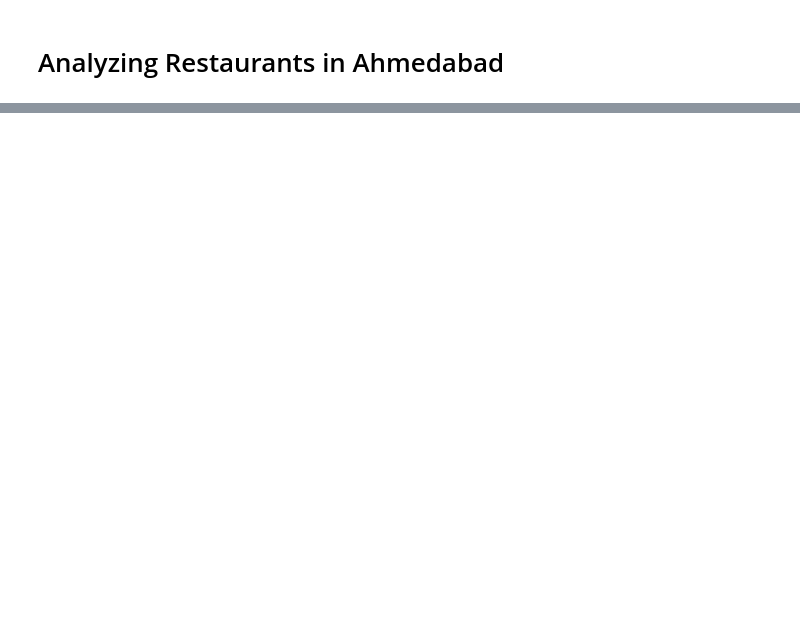
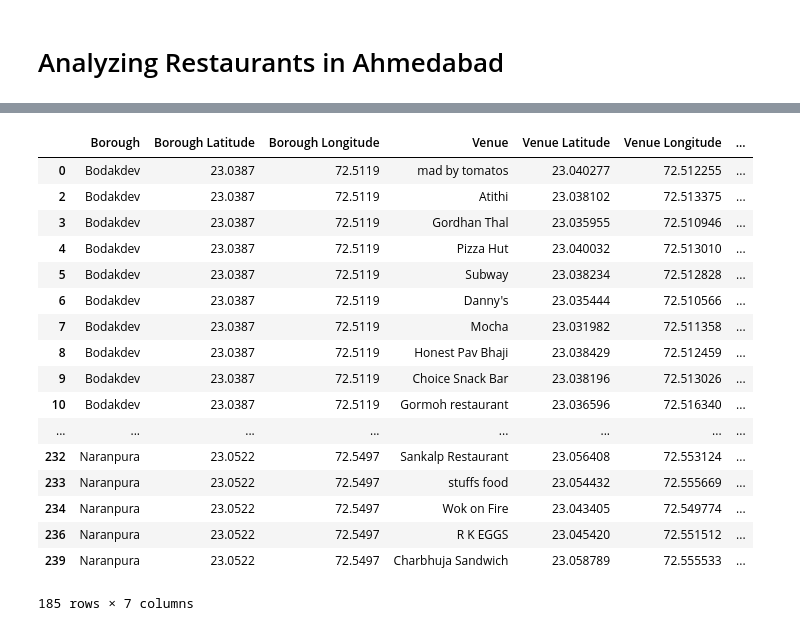
Before and after one commit to virendhanwani/Coursera_Capstone, a Jupyter notebook: Battle_of_hoods.ipynb, the cells around one changed output, grey strips where cells are left out. Cells and saved outputs as stored; diff of their text form; code cells hidden in the pictures; blank space fills up the shorter version.

```diff
--- a/Battle_of_hoods.ipynb
+++ b/Battle_of_hoods.ipynb
@@ -196,0 +20,3 @@ merged_df
+# %%
+abad_df = pd.read_csv('drive/My Drive/abad_boroughs.csv')
+abad_df
@@ -215,0 +138,23 @@ map_abad
+# %%
+abad_venues = abad_venues.drop(abad_venues.index[[1, 19,20,21, 25, 215, 213, 219, 221, 223, 235, 237, 238, 241, 240, 30, 33, 34, 35, 38,39, 42,44, 46, 51, 52, 54, 57, 58, 60,61,62,63,64,65,66,68, 70, 78,79, 89, 99, 102, 111, 113, 117, 122,130,131,136, 139,143, 190,191,192,195, 209]])
+abad_venues.drop_duplicates()
+abad_venues
+# %% [output]
+|  | Borough | Borough Latitude | Borough Longitude | Venue | Venue Latitude | Venue Longitude | ... |
+| 0 | Bodakdev | 23.0387 | 72.5119 | mad by tomatos | 23.040277 | 72.512255 | ... |
+| 2 | Bodakdev | 23.0387 | 72.5119 | Atithi | 23.038102 | 72.513375 | ... |
+| 3 | Bodakdev | 23.0387 | 72.5119 | Gordhan Thal | 23.035955 | 72.510946 | ... |
+| 4 | Bodakdev | 23.0387 | 72.5119 | Pizza Hut | 23.040032 | 72.513010 | ... |
+| 5 | Bodakdev | 23.0387 | 72.5119 | Subway | 23.038234 | 72.512828 | ... |
+| 6 | Bodakdev | 23.0387 | 72.5119 | Danny's | 23.035444 | 72.510566 | ... |
+| 7 | Bodakdev | 23.0387 | 72.5119 | Mocha | 23.031982 | 72.511358 | ... |
+| 8 | Bodakdev | 23.0387 | 72.5119 | Honest Pav Bhaji | 23.038429 | 72.512459 | ... |
+| 9 | Bodakdev | 23.0387 | 72.5119 | Choice Snack Bar | 23.038196 | 72.513026 | ... |
+| 10 | Bodakdev | 23.0387 | 72.5119 | Gormoh restaurant | 23.036596 | 72.516340 | ... |
+| ... | ... | ... | ... | ... | ... | ... | ... |
+| 232 | Naranpura | 23.0522 | 72.5497 | Sankalp Restaurant | 23.056408 | 72.553124 | ... |
+| 233 | Naranpura | 23.0522 | 72.5497 | stuffs food | 23.054432 | 72.555669 | ... |
+| 234 | Naranpura | 23.0522 | 72.5497 | Wok on Fire | 23.043405 | 72.549774 | ... |
+| 236 | Naranpura | 23.0522 | 72.5497 | R K EGGS | 23.045420 | 72.551512 | ... |
+| 239 | Naranpura | 23.0522 | 72.5497 | Charbhuja Sandwich | 23.058789 | 72.555533 | ... |
+185 rows × 7 columns
```
Also changed, not shown: parts of 22 cells of this notebook.
